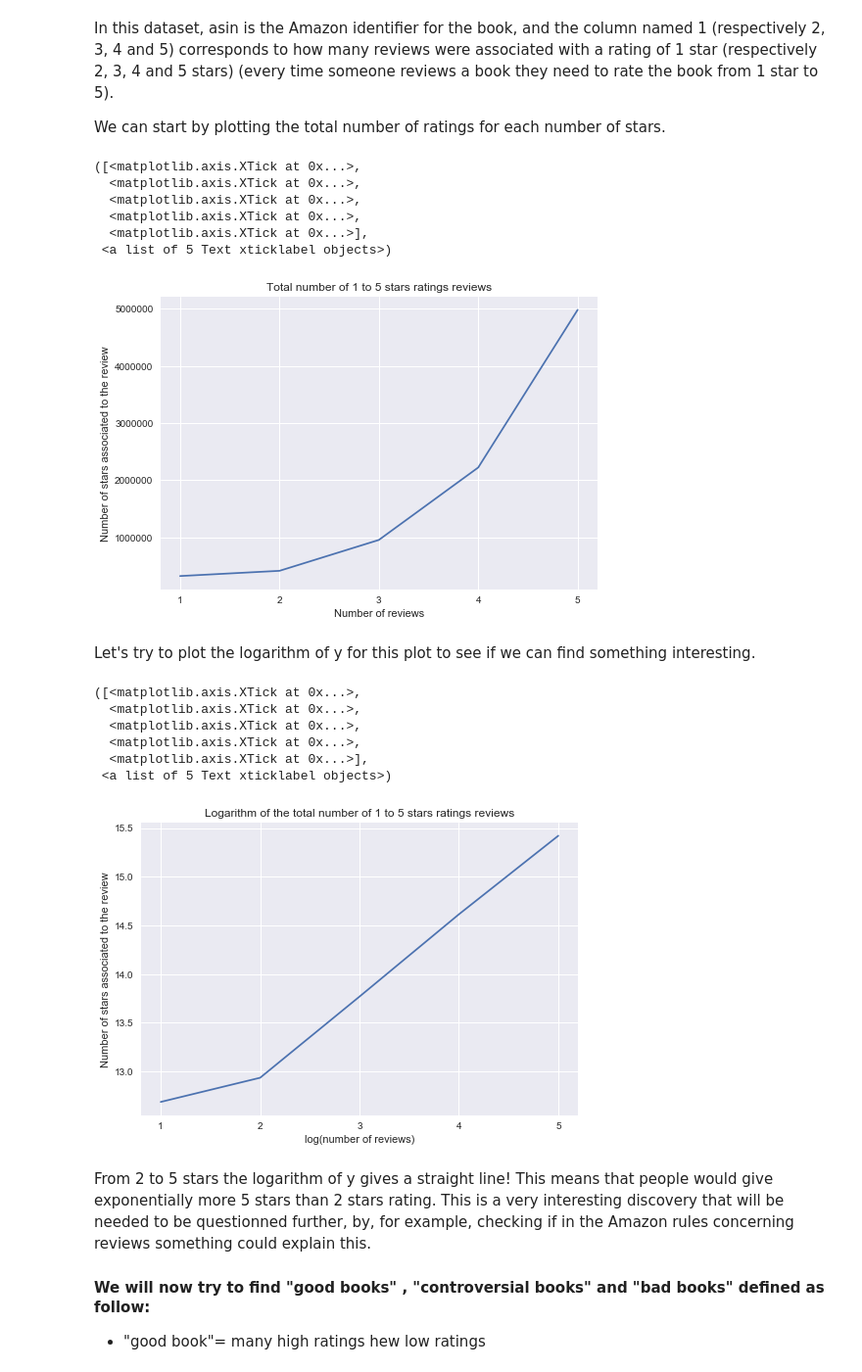
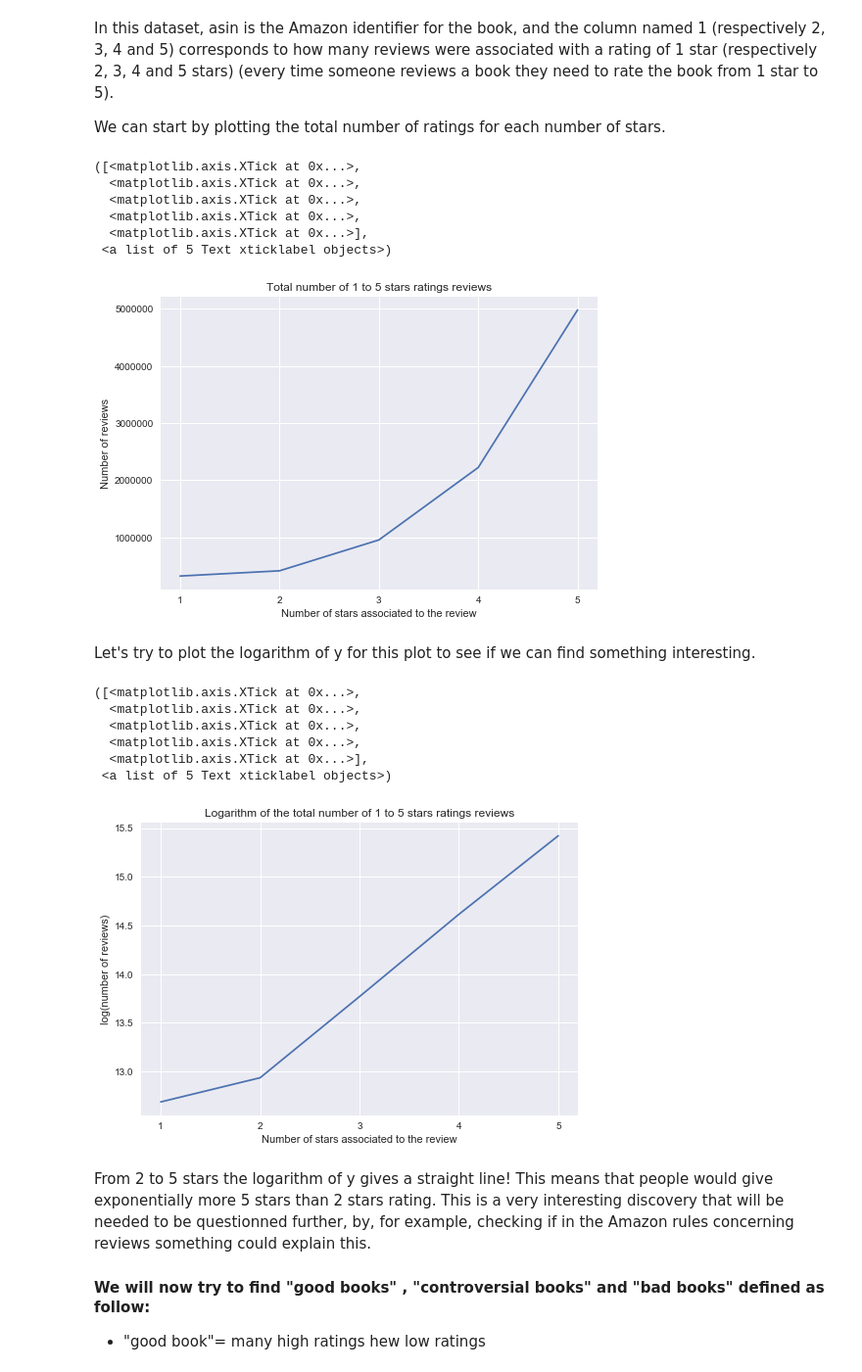
Before and after one commit to adamkozak/ADA2017-project, a Jupyter notebook: Project/Data_processing_CLEAN.ipynb, the cells around one changed output. Shown at 98% size. Drawn from its saved outputs; the diff is of its cells as text; code cells hidden in the pictures.

```diff
--- a/Project/Data_processing_CLEAN.ipynb
+++ b/Project/Data_processing_CLEAN.ipynb
@@ -426,20 +426,20 @@ We can start by plotting the total number of ratings for each number of stars.
 # %%
 x = reviews_df_raw.columns
 y = reviews_df_raw.sum()
 
 plt.plot(x,y)
 plt.title('Total number of 1 to 5 stars ratings reviews')
-plt.xlabel('Number of reviews')
-plt.ylabel('Number of stars associated to the review')
+plt.ylabel('Number of reviews')
+plt.xlabel('Number of stars associated to the review')
 plt.xticks([1,2,3,4,5])
 # %% [output]
 ([<matplotlib.axis.XTick at 0x...>,
   <matplotlib.axis.XTick at 0x...>,
   <matplotlib.axis.XTick at 0x...>,
   <matplotlib.axis.XTick at 0x...>,
   <matplotlib.axis.XTick at 0x...>],
  <a list of 5 Text xticklabel objects>)
-[figure, old version]
+[figure, new version]
 # %% [markdown]
 Let's try to plot the logarithm of y for this plot to see if we can find something interesting.
 # %%
@@ -447,8 +447,8 @@ y2=np.log(y)
 g=plt.plot(x,y2)
 
 plt.title('Logarithm of the total number of 1 to 5 stars ratings reviews')
-plt.xlabel('log(number of reviews)')
-plt.ylabel('Number of stars associated to the review')
+plt.ylabel('log(number of reviews)')
+plt.xlabel('Number of stars associated to the review')
 plt.xticks([1,2,3,4,5])
 # %% [output]
 ([<matplotlib.axis.XTick at 0x...>,
@@ -457,7 +457,7 @@ plt.xticks([1,2,3,4,5])
   <matplotlib.axis.XTick at 0x...>,
   <matplotlib.axis.XTick at 0x...>],
  <a list of 5 Text xticklabel objects>)
-[figure, old version]
+[figure, new version]
 # %% [markdown]
 From 2 to 5 stars the logarithm of y gives a straight line! This means that people would give exponentially more 5 stars than 2 stars rating. This is a very interesting discovery that will be needed to be questionned further, by, for example, checking if in the Amazon rules concerning reviews something could explain this.
 
```
